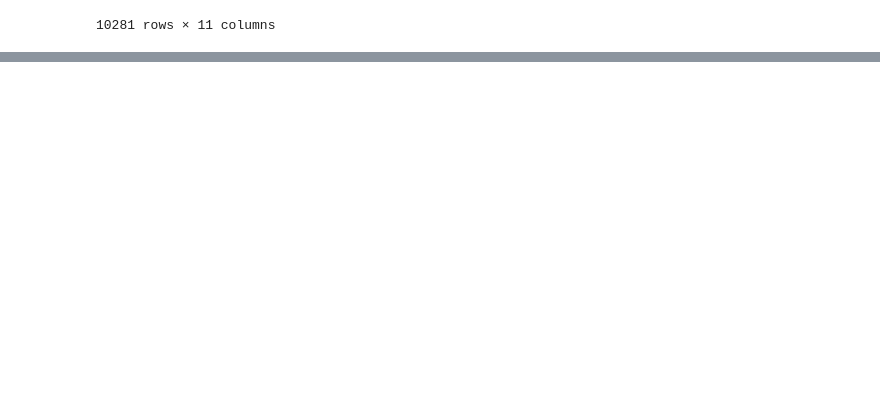
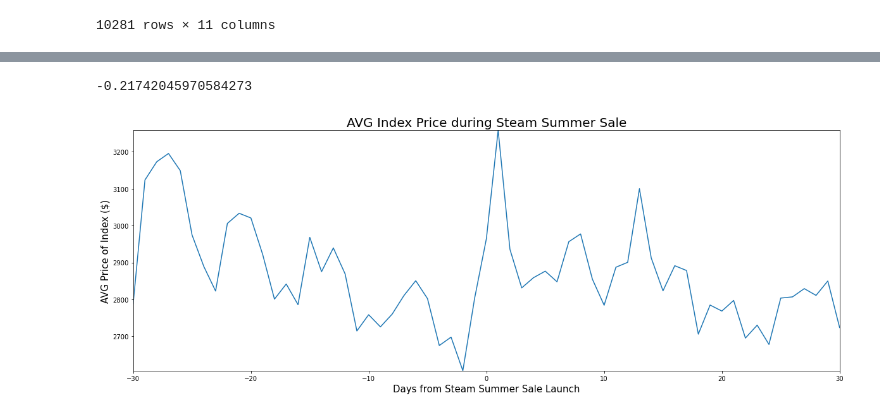
Before and after one commit to whuang37/csgo-market, a Jupyter notebook: data_analysis.ipynb, the cells around one changed output, grey strips where cells are left out. Saved outputs shown, nothing was run; the diff lists cells and outputs as text; code cells hidden in the pictures; blank space fills up the shorter version.

Commit message:
finished data analysis

```diff
--- a/data_analysis.ipynb
+++ b/data_analysis.ipynb
@@ -607,0 +806,24 @@ skins_data
+# %%
+# gambling ban price drop
+(index["2016-07-11"] - index["2016-07-10"])/index["2016-07-10"]
+# %% [output]
+-0.21742045970584273
+# %%
+# steam summer sales
+plt.figure(figsize = (20,7))
+values = pd.DataFrame(columns = [x for x in range(-30, 31)])
+sales = [date(2020, 6, 25), date(2019, 6, 25), date(2018, 6, 21), date(2017,6,22), date(2016,6,23), date(2016,6,11), date(2014, 6, 29)]
+for sale_date in sales:
+    begin = (sale_date - timedelta(days = 30)).strftime("%Y-%m-%d")
+    end = (sale_date + timedelta(days = 30)).strftime("%Y-%m-%d")
+    sale_time = index[begin:end]
+    sale_time.index = values.columns
+    values = values.append(sale_time, ignore_index = True)
+plt.margins(0)
+plt.xlabel("Days from Steam Summer Sale Launch", size = 15)
+plt.ylabel("AVG Price of Index ($)", size = 15)
+plt.title("AVG Index Price during Steam Summer Sale", size = 20)
+plt.plot(values.mean())
+plt.savefig("graphs/summersale.png")
+# %% [output]
+[figure, added]
```
Also changed, not shown: parts of 68 cells of this notebook.
